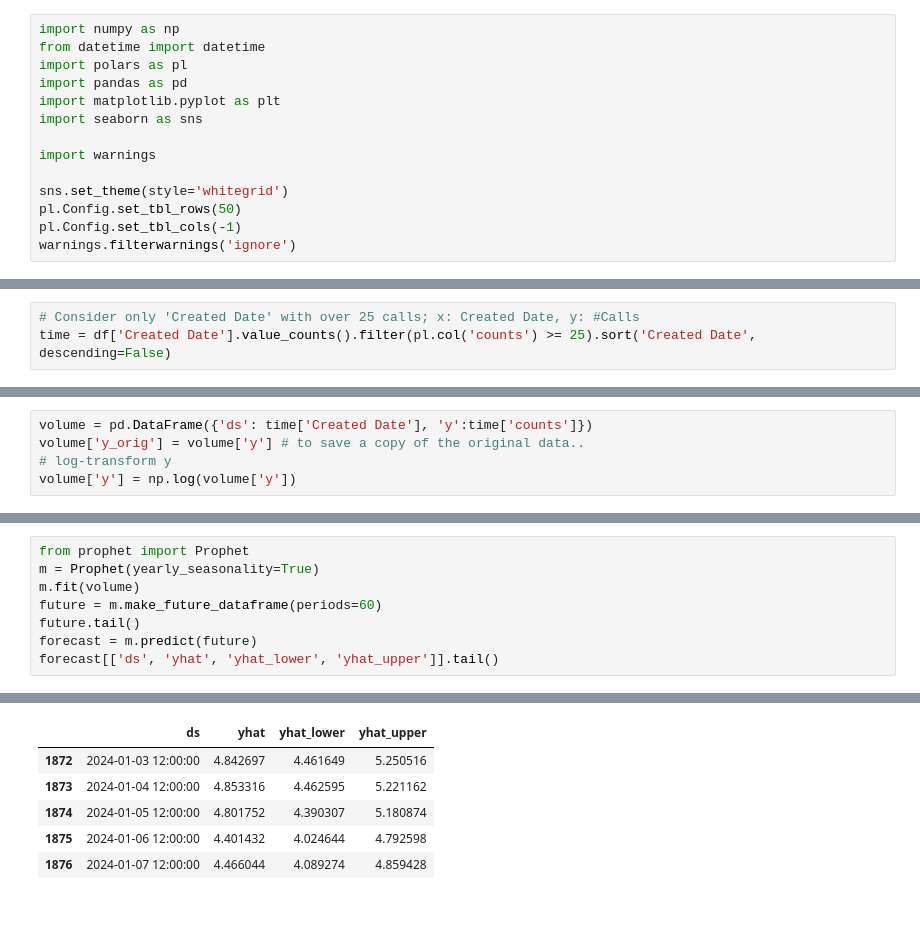
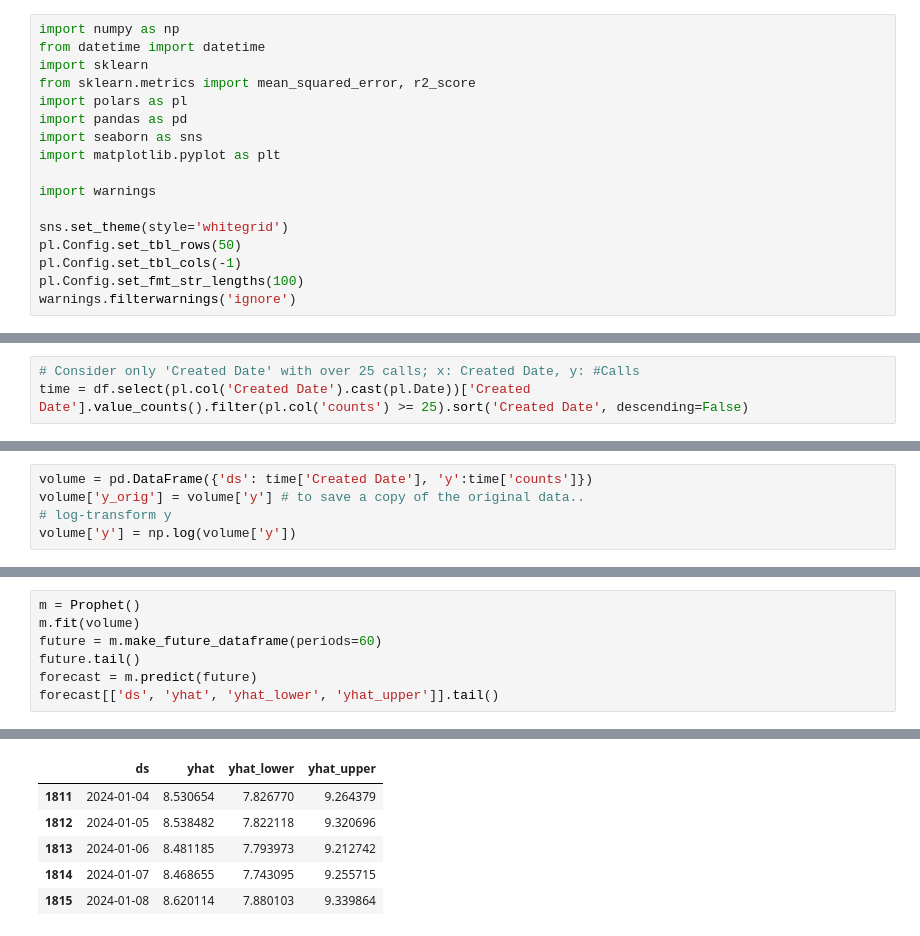
Before and after one commit to anhdang000/ServiceRequestsAnalysis, a Jupyter notebook: analysis.ipynb, the cells around one changed output, grey strips where cells are left out. Drawn from its saved outputs; the diff is of its cells as text.

```diff
--- a/analysis.ipynb
+++ b/analysis.ipynb
@@ -1,14 +1,17 @@
 # %%
 import numpy as np
 from datetime import datetime
+import sklearn
+from sklearn.metrics import mean_squared_error, r2_score
 import polars as pl
 import pandas as pd
+import seaborn as sns
 import matplotlib.pyplot as plt
-import seaborn as sns
 
 import warnings
 
 sns.set_theme(style='whitegrid')
 pl.Config.set_tbl_rows(50)
 pl.Config.set_tbl_cols(-1)
+pl.Config.set_fmt_str_lengths(100)
 warnings.filterwarnings('ignore')
@@ -104,3 +203,3 @@ Time Series Analysis on all 5 boroughs
 # %%
 # Consider only 'Created Date' with over 25 calls; x: Created Date, y: #Calls
-time = df['Created Date'].value_counts().filter(pl.col('counts') >= 25).sort('Created Date', descending=False)
+time = df.select(pl.col('Created Date').cast(pl.Date))['Created Date'].value_counts().filter(pl.col('counts') >= 25).sort('Created Date', descending=False)
@@ -125,6 +217,5 @@ volume.set_index('ds').y.plot()
 # %%
-from prophet import Prophet
-m = Prophet(yearly_seasonality=True)
+m = Prophet()
 m.fit(volume)
 future = m.make_future_dataframe(periods=60)
 future.tail()
@@ -136,9 +228,9 @@ forecast[['ds', 'yhat', 'yhat_lower', 'yhat_upper']].tail()
 |  | ds | yhat | yhat_lower | yhat_upper |
-| 1872 | 2024-01-03 12:00:00 | 4.842697 | 4.461649 | 5.250516 |
-| 1873 | 2024-01-04 12:00:00 | 4.853316 | 4.462595 | 5.221162 |
-| 1874 | 2024-01-05 12:00:00 | 4.801752 | 4.390307 | 5.180874 |
-| 1875 | 2024-01-06 12:00:00 | 4.401432 | 4.024644 | 4.792598 |
-| 1876 | 2024-01-07 12:00:00 | 4.466044 | 4.089274 | 4.859428 |
+| 1811 | 2024-01-04 | 8.530654 | 7.826770 | 9.264379 |
+| 1812 | 2024-01-05 | 8.538482 | 7.822118 | 9.320696 |
+| 1813 | 2024-01-06 | 8.481185 | 7.793973 | 9.212742 |
+| 1814 | 2024-01-07 | 8.468655 | 7.743095 | 9.255715 |
+| 1815 | 2024-01-08 | 8.620114 | 7.880103 | 9.339864 |
 # %%
 x = m.plot_components(forecast)
 # %% [output]
```
Also changed, not shown: parts of 30 cells of this notebook, 1 other file.
